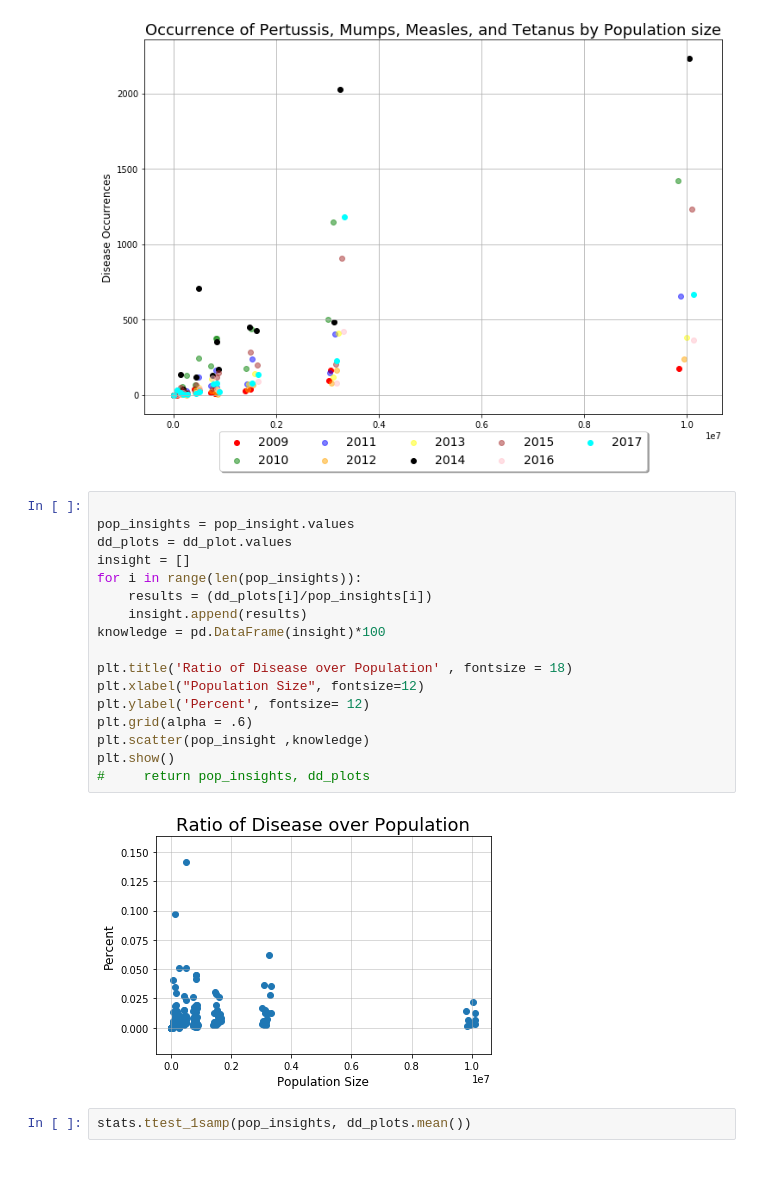
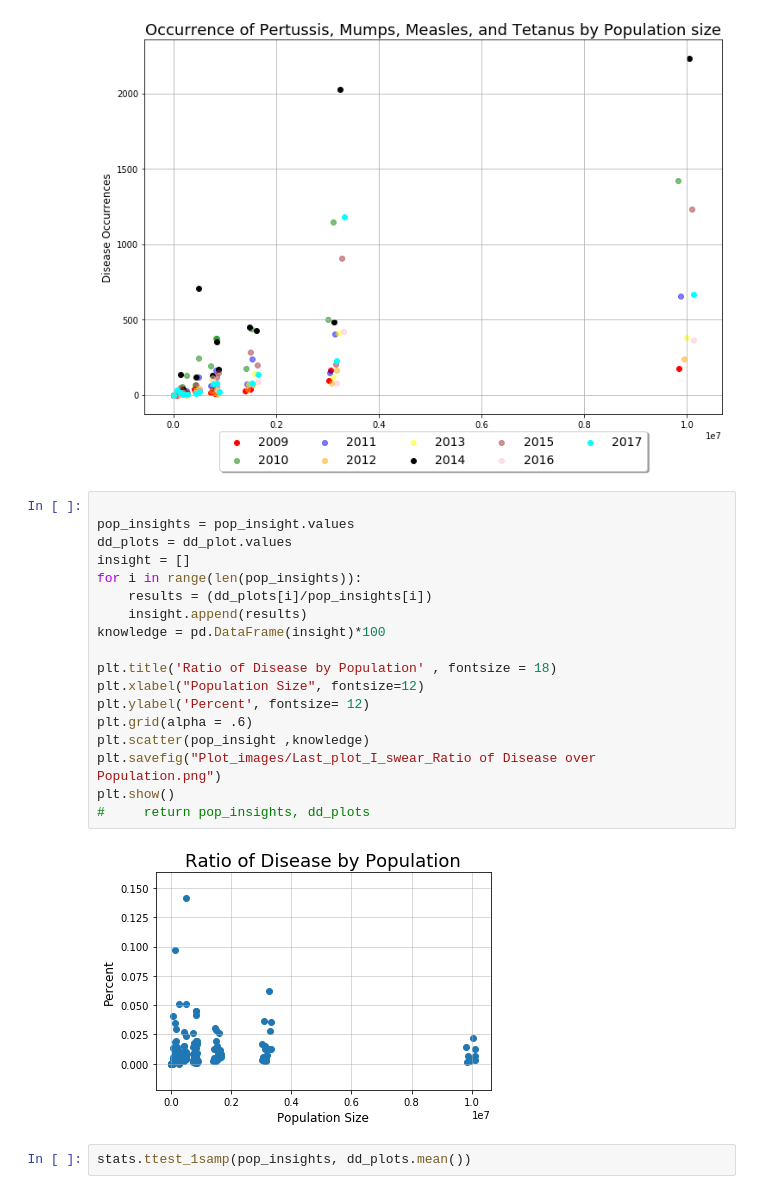
Before and after one commit to GCutaiar/group-project1, a Jupyter notebook: Resource/scatter_plots_clay.ipynb, the cells around one changed output. Saved outputs shown, nothing was run; the diff lists cells and outputs as text.

Commit message:
TTest and plot

```diff
--- a/Resource/scatter_plots_clay.ipynb
+++ b/Resource/scatter_plots_clay.ipynb
@@ -554,22 +543,23 @@ plt.show()
 # %%
 
 pop_insights = pop_insight.values
 dd_plots = dd_plot.values
 insight = []
 for i in range(len(pop_insights)):
     results = (dd_plots[i]/pop_insights[i])
     insight.append(results)
 knowledge = pd.DataFrame(insight)*100
 
-plt.title('Ratio of Disease over Population' , fontsize = 18)
+plt.title('Ratio of Disease by Population' , fontsize = 18)
 plt.xlabel("Population Size", fontsize=12)
 plt.ylabel('Percent', fontsize= 12)
 plt.grid(alpha = .6)
 plt.scatter(pop_insight ,knowledge)
+plt.savefig("Plot_images/Last_plot_I_swear_Ratio of Disease over Population.png")
 plt.show()
 #     return pop_insights, dd_plots
 # %% [output]
-[figure, old version]
+[figure, new version]
 # %%
 stats.ttest_1samp(pop_insights, dd_plots.mean())
 # %% [output]
```
Also changed, not shown: parts of 1 cell of this notebook.
